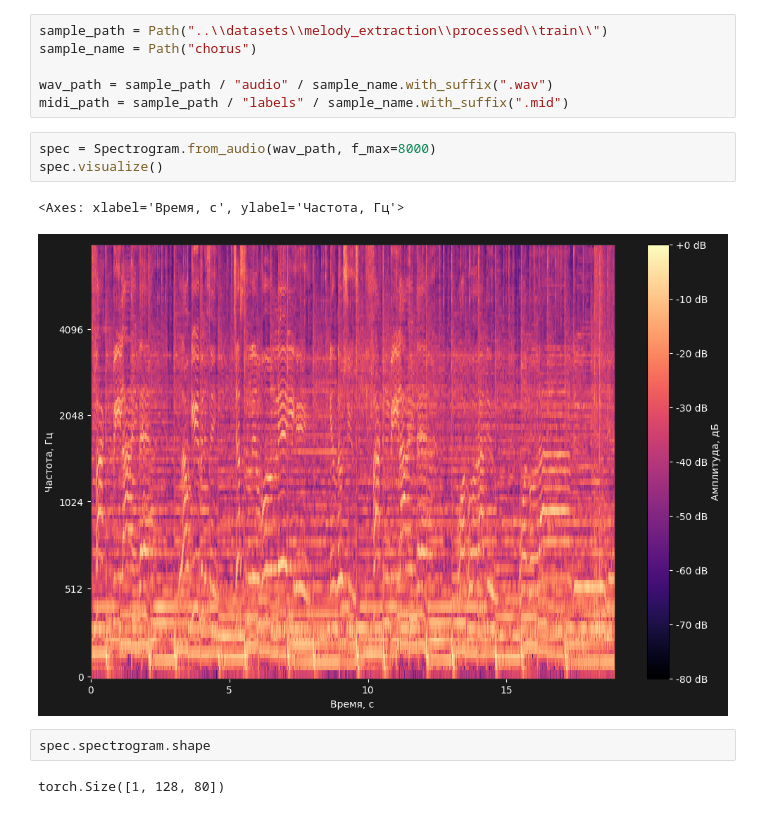
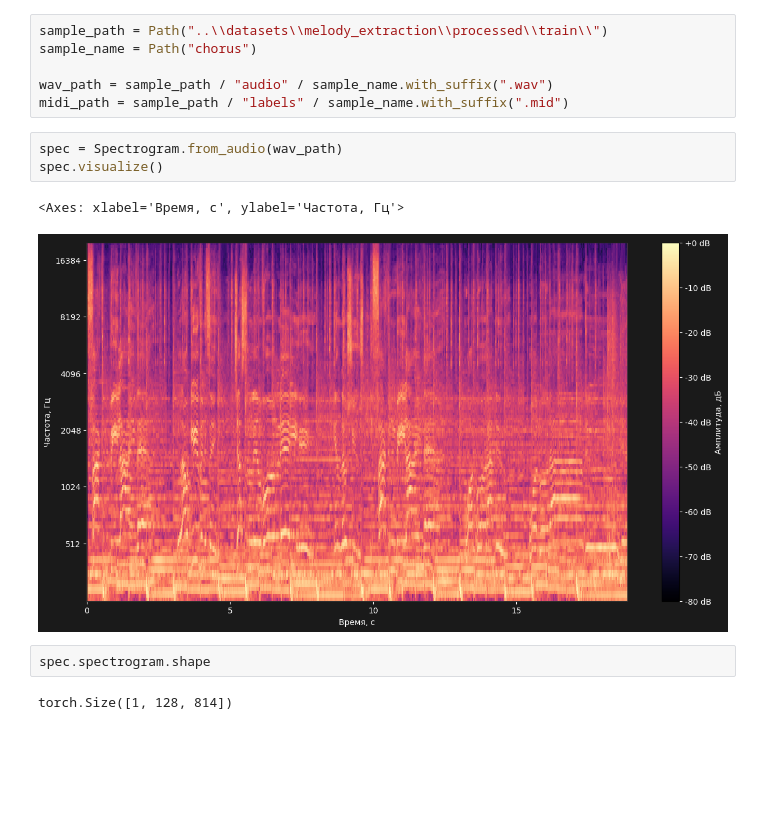
Before and after one commit to HerrPhoton/plagitune, a Jupyter notebook: notebooks/spectrogram.ipynb, the cells around one changed output. Drawn from its saved outputs; the diff is of its cells as text; blank space fills up the shorter version.

```diff
--- a/notebooks/spectrogram.ipynb
+++ b/notebooks/spectrogram.ipynb
@@ -11,12 +11,12 @@ sample_name = Path("chorus")
 wav_path = sample_path / "audio" / sample_name.with_suffix(".wav")
 midi_path = sample_path / "labels" / sample_name.with_suffix(".mid")
 # %%
-spec = Spectrogram.from_audio(wav_path, f_max=8000)
+spec = Spectrogram.from_audio(wav_path)
 spec.visualize()
 # %% [output]
 <Axes: xlabel='Время, с', ylabel='Частота, Гц'>
-[figure, old version]
+[figure, new version]
 # %%
 spec.spectrogram.shape
 # %% [output]
-torch.Size([1, 128, 80])
+torch.Size([1, 128, 814])
```
Also changed, not shown: 31 other files.
